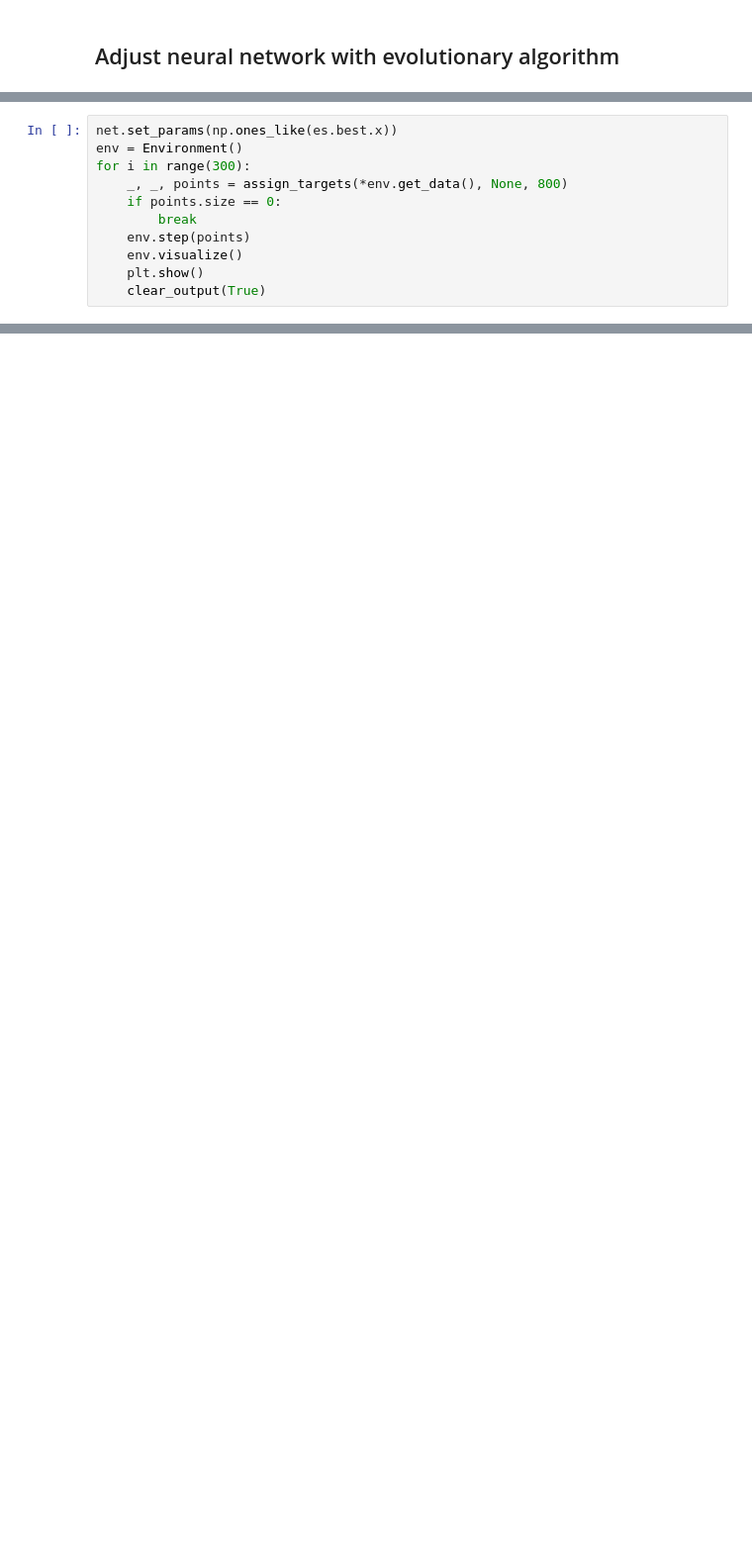
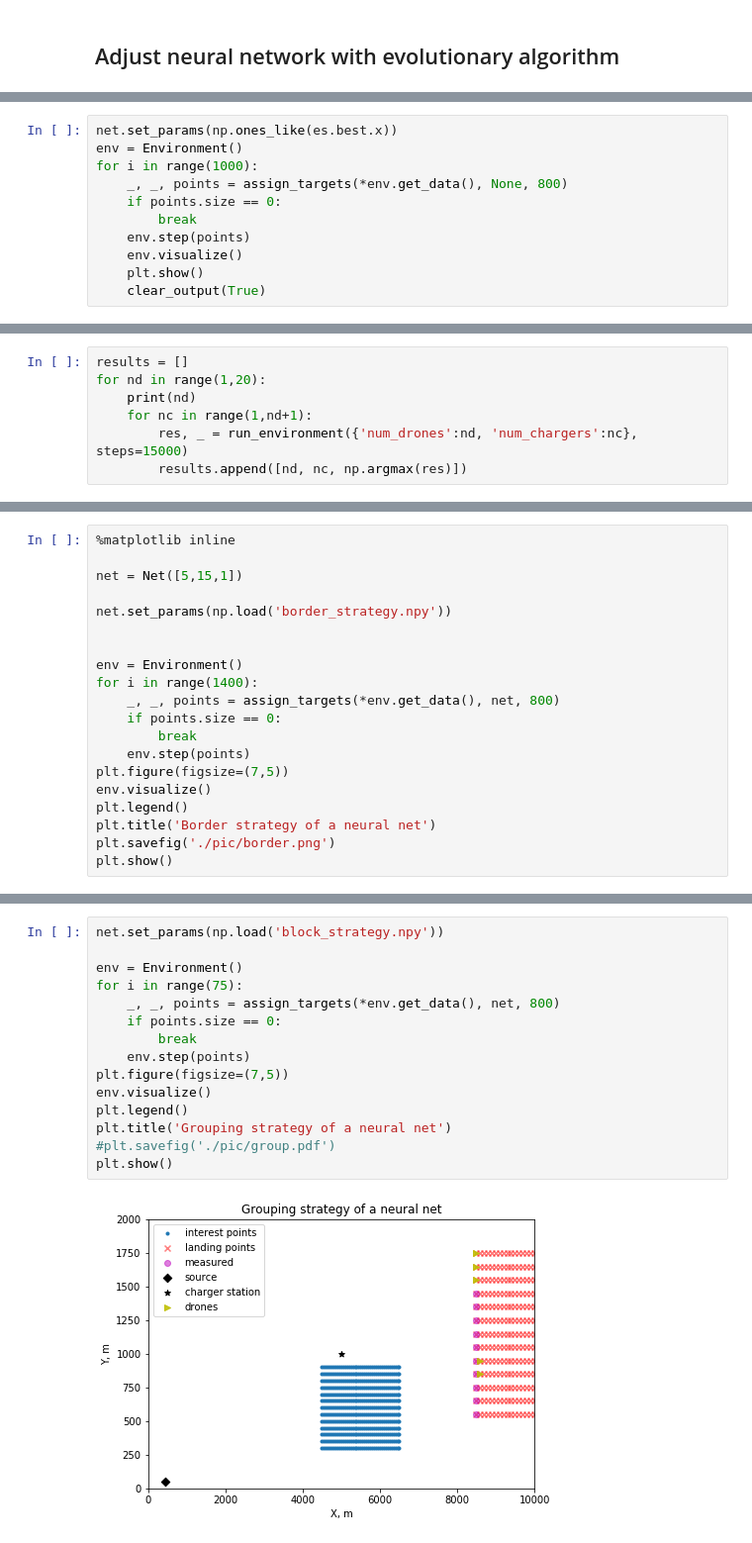
Before and after one commit to BeloborodovDS/AramcoUpstream, a Jupyter notebook: drones.ipynb, the cells around one changed output, grey strips where cells are left out. Shown at 99% size. Cells and saved outputs as stored; diff of their text form; blank space fills up the shorter version.

```diff
--- a/drones.ipynb
+++ b/drones.ipynb
@@ -383,7 +405,7 @@ Iterat #Fevals   function value  axis ratio  sigma  min&max std  t[m:s]
 # %%
 net.set_params(np.ones_like(es.best.x))
 env = Environment()
-for i in range(300):
+for i in range(1000):
     _, _, points = assign_targets(*env.get_data(), None, 800)
     if points.size == 0:
         break
@@ -395,0 +418,7 @@ for i in range(300):
+# %%
+results = []
+for nd in range(1,20):
+    print(nd)
+    for nc in range(1,nd+1):
+        res, _ = run_environment({'num_drones':nd, 'num_chargers':nc}, steps=15000)
+        results.append([nd, nc, np.argmax(res)])
@@ -395,0 +485,20 @@ for i in range(300):
+# %%
+%matplotlib inline
+
+net = Net([5,15,1])
+
+net.set_params(np.load('border_strategy.npy'))
+
+
+env = Environment()
+for i in range(1400):
+    _, _, points = assign_targets(*env.get_data(), net, 800)
+    if points.size == 0:
+        break
+    env.step(points)
+plt.figure(figsize=(7,5))
+env.visualize()
+plt.legend()
+plt.title('Border strategy of a neural net')
+plt.savefig('./pic/border.png')
+plt.show()
@@ -395,0 +507,17 @@ for i in range(300):
+# %%
+net.set_params(np.load('block_strategy.npy'))
+
+env = Environment()
+for i in range(75):
+    _, _, points = assign_targets(*env.get_data(), net, 800)
+    if points.size == 0:
+        break
+    env.step(points)
+plt.figure(figsize=(7,5))
+env.visualize()
+plt.legend()
+plt.title('Grouping strategy of a neural net')
+#plt.savefig('./pic/group.pdf')
+plt.show()
+# %% [output]
+[figure, added]
```
Also changed, not shown: parts of 18 cells of this notebook, 2 other files.
